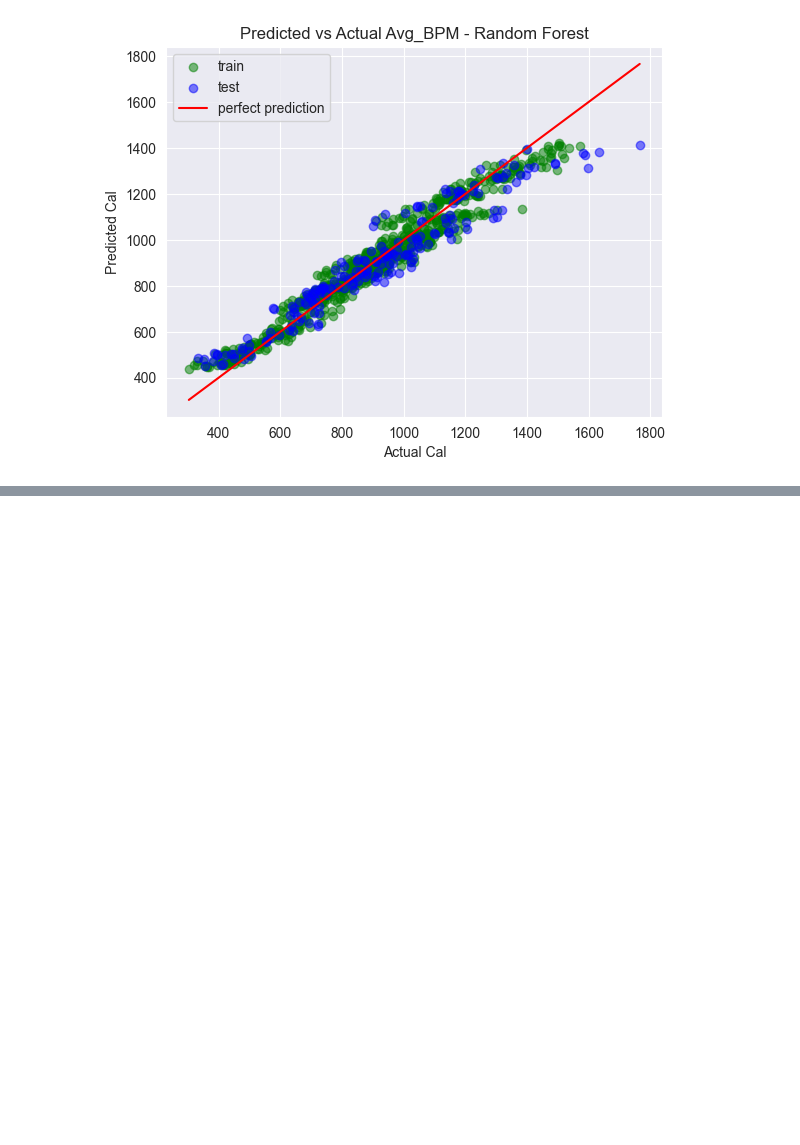
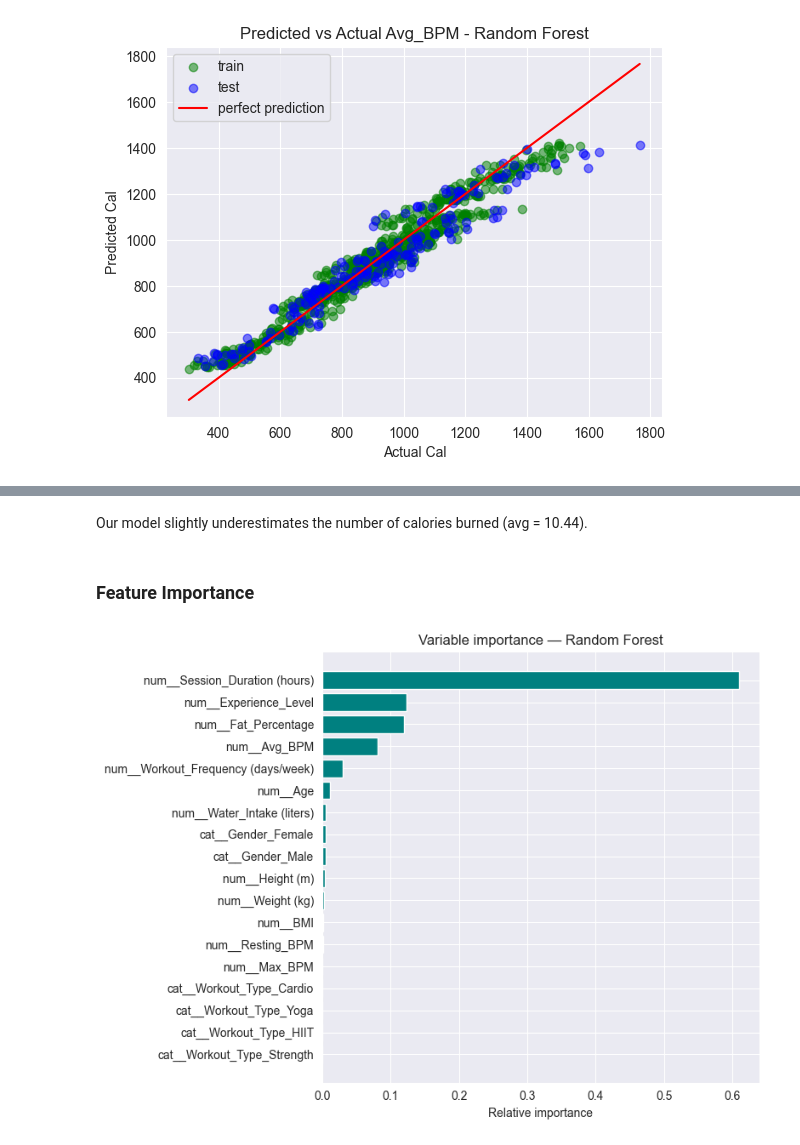
Before and after one commit to anamariapopa/CaloriesBurnedPrediction, a Jupyter notebook: Training_Random_Forest.ipynb, the cells around one changed output, grey strips where cells are left out. Saved outputs shown, nothing was run; the diff lists cells and outputs as text; code cells hidden in the pictures; blank space fills up the shorter version.

```diff
--- a/Training_Random_Forest.ipynb
+++ b/Training_Random_Forest.ipynb
@@ -72,0 +83,20 @@ R² on test:  0.9131
+# %% [markdown]
+Our model slightly underestimates the number of calories burned (avg = 10.44).
+# %% [markdown]
+### Feature Importance
+# %%
+importance = rf_model.feature_importances_
+feat_df = pd.DataFrame({
+    'Feature': feature_train.columns,
+    'Importance': importance
+}).sort_values('Importance', ascending=True)
+
+plt.figure(figsize=(8, 6))
+plt.barh(feat_df['Feature'], feat_df['Importance'], color='teal')
+plt.title("Variable importance — Random Forest")
+plt.xlabel("Relative importance")
+plt.tight_layout()
+plt.savefig('feature_importance.png', dpi=150)
+plt.show()
+# %% [output]
+[figure, added]
```
Also changed, not shown: parts of 12 cells of this notebook, 1 other file.
